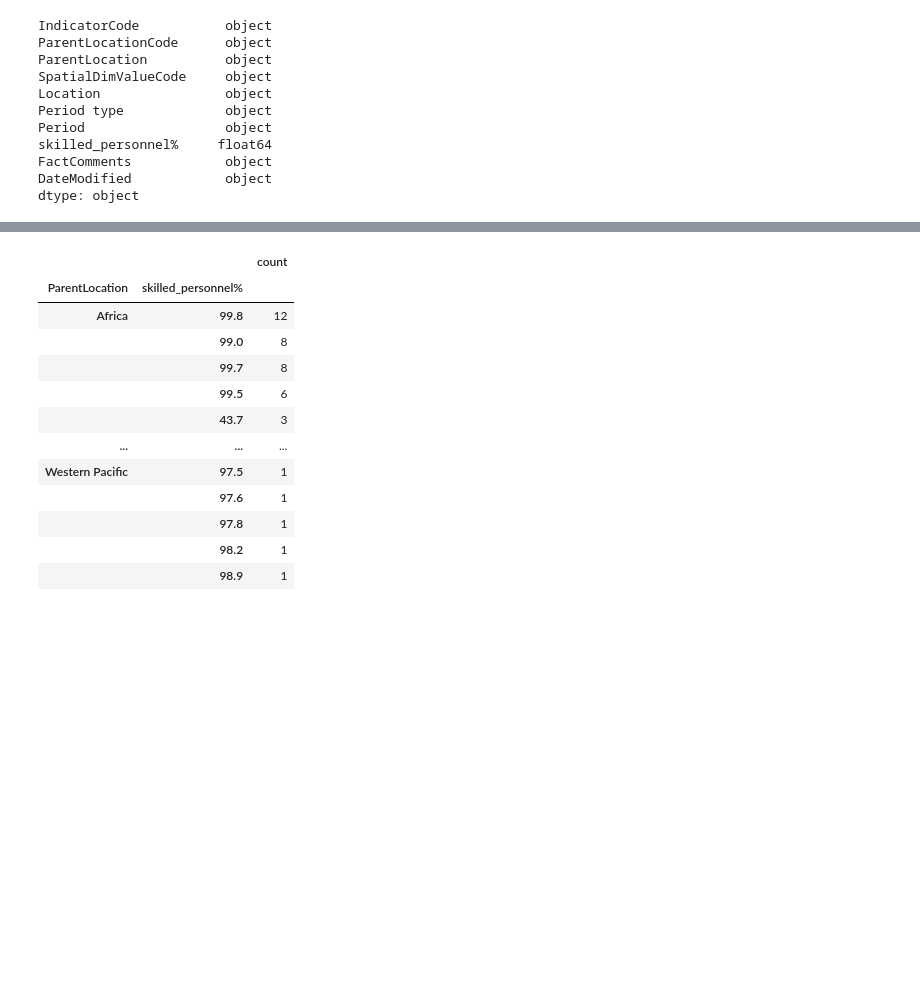
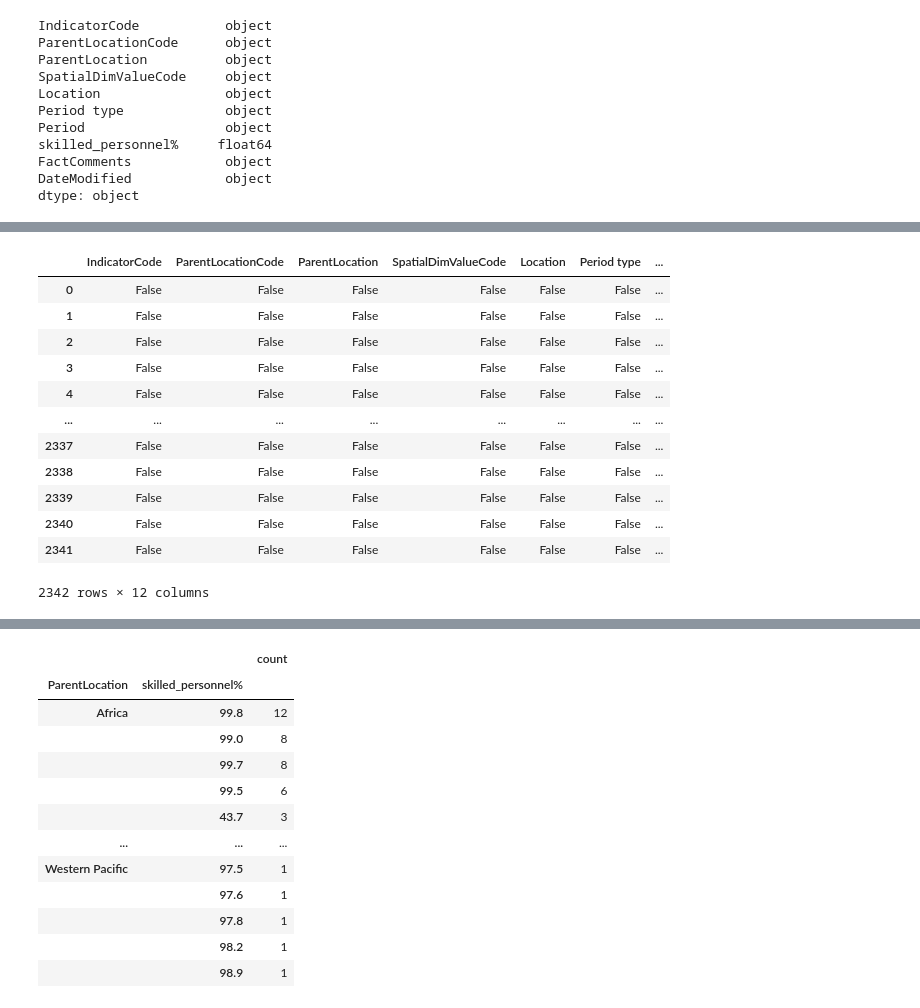
Before and after one commit to laurar9889/Project_3_Team_1, a Jupyter notebook: main_file.ipynb, the cells around one changed output, grey strips where cells are left out. Cells and saved outputs as stored; diff of their text form; code cells hidden in the pictures; blank space fills up the shorter version.

```diff
--- a/main_file.ipynb
+++ b/main_file.ipynb
@@ -634,0 +667,3 @@ dtype: object
+# %%
+#LR# adding left hand values to new column name 'Starting_Year'
+clean_df_skilled_personnel['Starting_Year'] = clean_df_skilled_personnel['Period'].str.split(pat='-').str[0]
@@ -634,0 +686,19 @@ dtype: object
+# %%
+#LR# adding Right hand values to new column name 'Year_Ending'
+clean_df_skilled_personnel['Year_Ending'] = clean_df_skilled_personnel['Period'].str.split(pat='-').str[1]
+# checking null values for column 'year_Ending'
+clean_df_skilled_personnel.isnull()
+# %% [output]
+|  | IndicatorCode | ParentLocationCode | ParentLocation | SpatialDimValueCode | Location | Period type | ... |
+| 0 | False | False | False | False | False | False | ... |
+| 1 | False | False | False | False | False | False | ... |
+| 2 | False | False | False | False | False | False | ... |
+| 3 | False | False | False | False | False | False | ... |
+| 4 | False | False | False | False | False | False | ... |
+| ... | ... | ... | ... | ... | ... | ... | ... |
+| 2337 | False | False | False | False | False | False | ... |
+| 2338 | False | False | False | False | False | False | ... |
+| 2339 | False | False | False | False | False | False | ... |
+| 2340 | False | False | False | False | False | False | ... |
+| 2341 | False | False | False | False | False | False | ... |
+2342 rows × 12 columns
```
Also changed, not shown: parts of 26 cells of this notebook.
